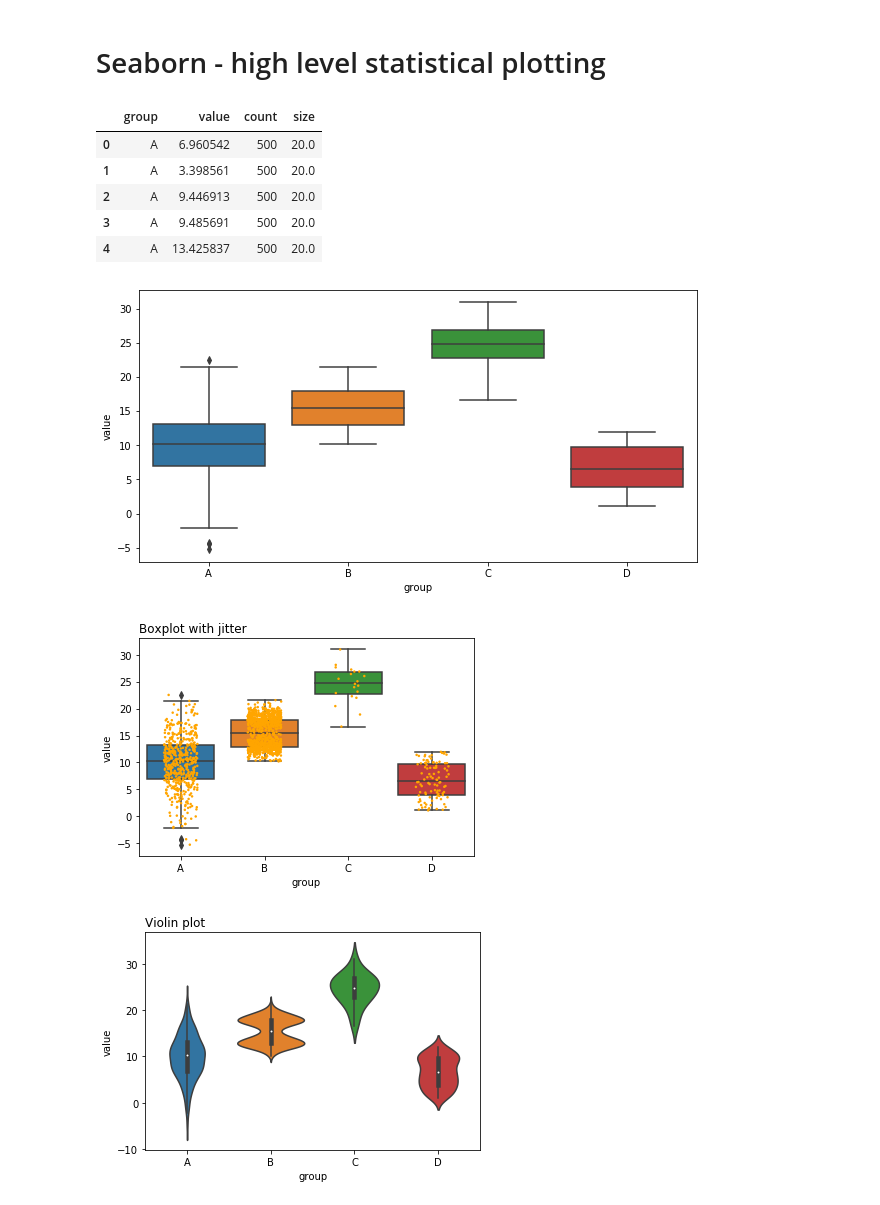
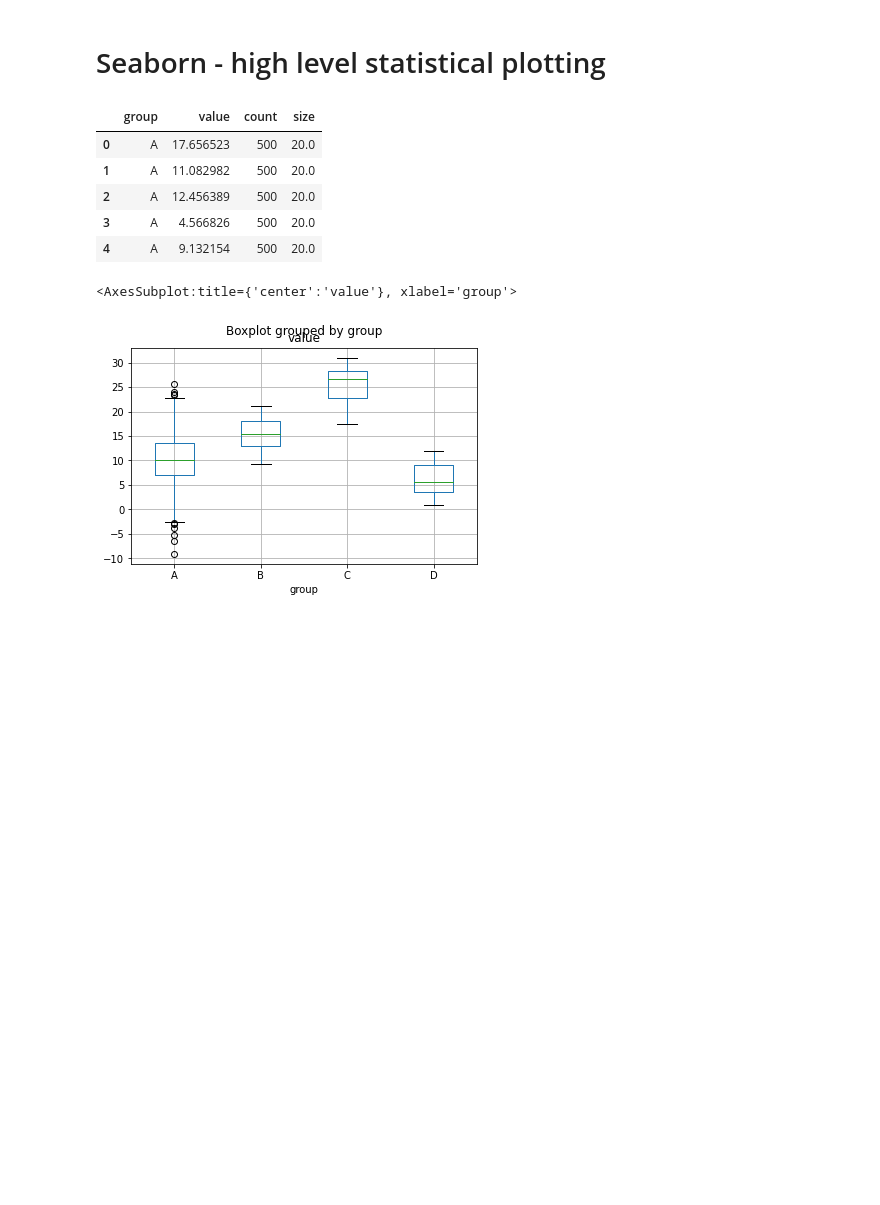
Before and after one commit to jbrezmorf/PAV_course, a Jupyter notebook: Section_3.1_Pandas.ipynb, the cells around one changed output. Saved outputs shown, nothing was run; the diff lists cells and outputs as text; code cells hidden in the pictures; blank space fills up the shorter version.

Commit message:
Update Pandas section 3.1

```diff
--- a/Section_3.1_Pandas.ipynb
+++ b/Section_3.1_Pandas.ipynb
@@ -559,43 +624,28 @@ plt.show()
 # %% [markdown]
 # Seaborn - high level statistical plotting
 # %%
-# libraries and data
-import seaborn as sns
 import pandas as pd
 
 # Dataset:
 a = pd.DataFrame({ 'group' : np.repeat('A',500), 'value': np.random.normal(10, 5, 500), 'count': 500 })
 b = pd.DataFrame({ 'group' : np.repeat('B',500), 'value': np.random.normal(13, 1.2, 500), 'count': 500 })
 c = pd.DataFrame({ 'group' : np.repeat('B',500), 'value': np.random.normal(18, 1.2, 500), 'count': 500 })
 d = pd.DataFrame({ 'group' : np.repeat('C',20), 'value': np.random.normal(25, 4, 20), 'count': 20 })
 e = pd.DataFrame({ 'group' : np.repeat('D',100), 'value': np.random.uniform(12, size=100), 'count': 100 })
 df=a.append(b).append(c).append(d).append(e)
 df['size'] = df['count'] / 25
 display(df.head())
 
-# Usual boxplot
-fig = plt.figure(figsize=(10,5))
-ax1 = fig.add_subplot(111)
-sns.boxplot(x='group', y='value', data=df)
-plt.show()
-
-# Box plot with jitter.
-ax = sns.boxplot(x='group', y='value', data=df)
-ax = sns.stripplot(x=df['group'], y='value', data=df, color="orange", jitter=0.2, size=2.5)
-plt.title("Boxplot with jitter", loc="left")
-plt.show()
-
-# Violin plot.
-sns.violinplot( x='group', y='value', data=df)
-plt.title("Violin plot", loc="left")
-plt.show()
+# Pandas boxplot
+#dfs = df.set_index('State')
+#display(dfs)
+df.boxplot(column='value', by='group')
 # %% [output]
 |  | group | value | count | size |
-| 0 | A | 6.960542 | 500 | 20.0 |
-| 1 | A | 3.398561 | 500 | 20.0 |
-| 2 | A | 9.446913 | 500 | 20.0 |
-| 3 | A | 9.485691 | 500 | 20.0 |
-| 4 | A | 13.425837 | 500 | 20.0 |
+| 0 | A | 17.656523 | 500 | 20.0 |
+| 1 | A | 11.082982 | 500 | 20.0 |
+| 2 | A | 12.456389 | 500 | 20.0 |
+| 3 | A | 4.566826 | 500 | 20.0 |
+| 4 | A | 9.132154 | 500 | 20.0 |
+<AxesSubplot:title={'center':'value'}, xlabel='group'>
-[figure, old version]
+[figure, new version]
-[figure, removed]
-[figure, removed]
```
Also changed, not shown: parts of 24 cells of this notebook, 1 other file.
